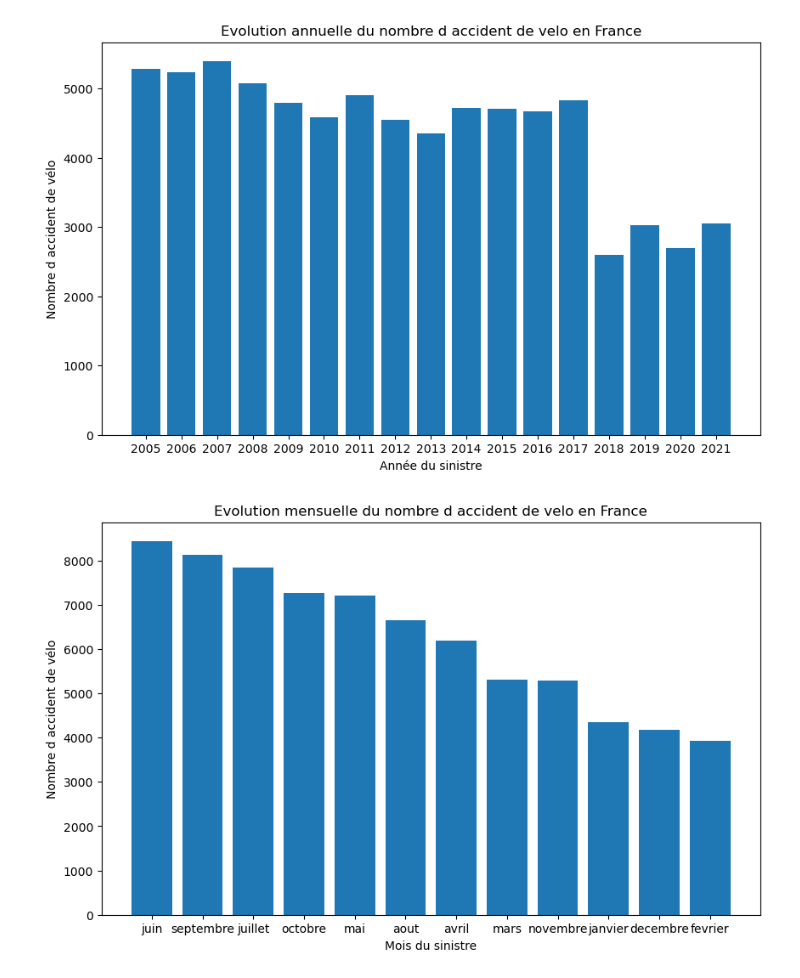
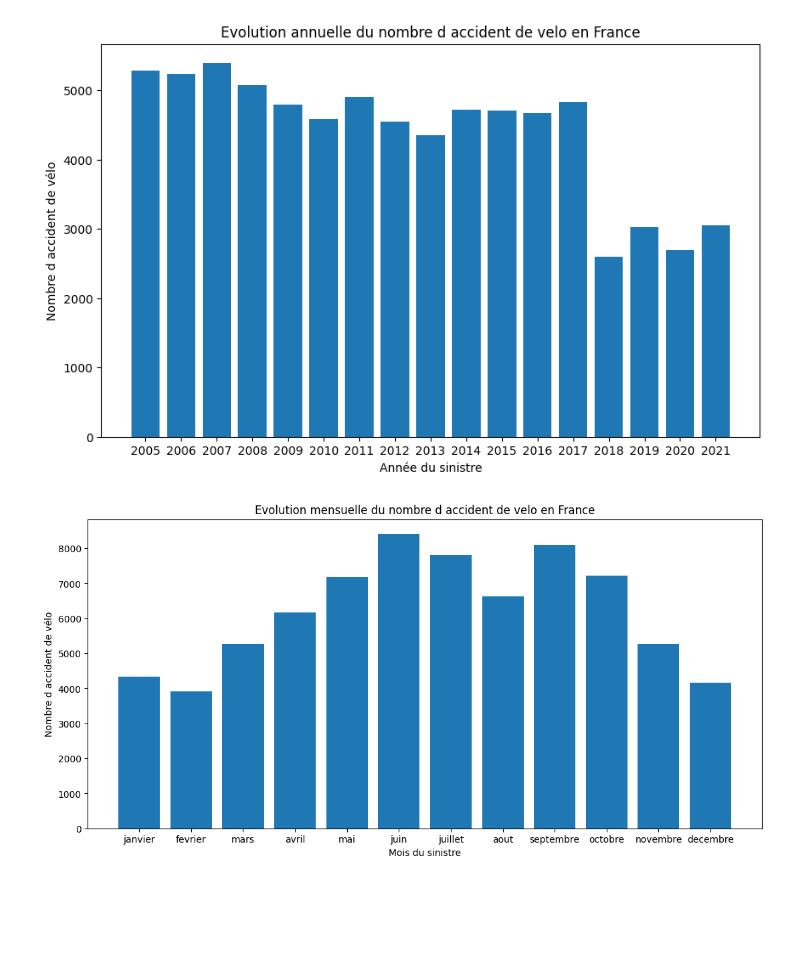
Before and after one commit to LeaBarreau/Data_visualisation, a Jupyter notebook: Notebook.ipynb, the cells around one changed output. Saved outputs shown, nothing was run; the diff lists cells and outputs as text; code cells hidden in the pictures; blank space fills up the shorter version.

```diff
--- a/Notebook.ipynb
+++ b/Notebook.ipynb
@@ -195,19 +196,25 @@ plt.show()
 # %%
 # Compter le nombre d'accident chaque mois
 acc_mois = data['mois'].value_counts().reset_index()
+# Liste des mois dans l'ordre de l'arrivée
+ordre_des_mois = ["janvier", "fevrier", "mars", "avril", "mai", "juin", "juillet", "aout", "septembre", "octobre", "novembre", "decembre"]
+
 acc_mois.columns = ['mois', 'nombre_accidents']
 
+acc_mois['mois'] = pandas.Categorical(acc_mois['mois'], categories=ordre_des_mois, ordered=True)
+acc_mois = acc_mois.sort_values(by='mois')
+
 # affichage du nombre d'accident par mois
-plt.figure(figsize=(10, 6))
+plt.figure(figsize=(13, 6))
 
 plt.bar(acc_mois['mois'], acc_mois['nombre_accidents'])
 plt.xlabel('Mois du sinistre')
 plt.ylabel('Nombre d accident de vélo')
 plt.xticks(rotation=0)
 plt.xticks(acc_mois['mois'])
 plt.title('Evolution mensuelle du nombre d accident de velo en France')
 plt.show()
 
 # Diminution du nombre d'accident de vélo en hiver: logique puisque moins de sortie en vélo lorsqu'il fait froid/nuit
 # %% [output]
-[figure, old version]
+[figure, new version]
```
Also changed, not shown: parts of 1 cell of this notebook, 1 other file.
